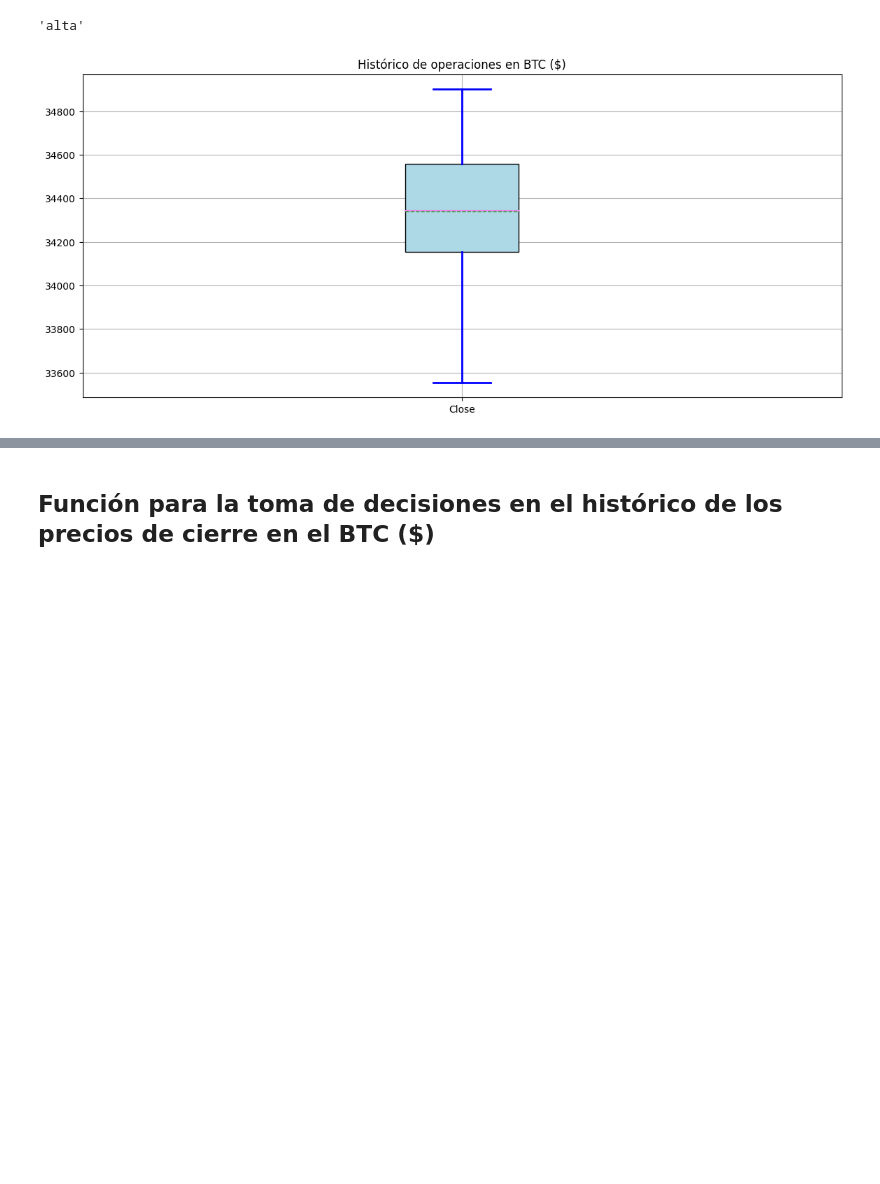
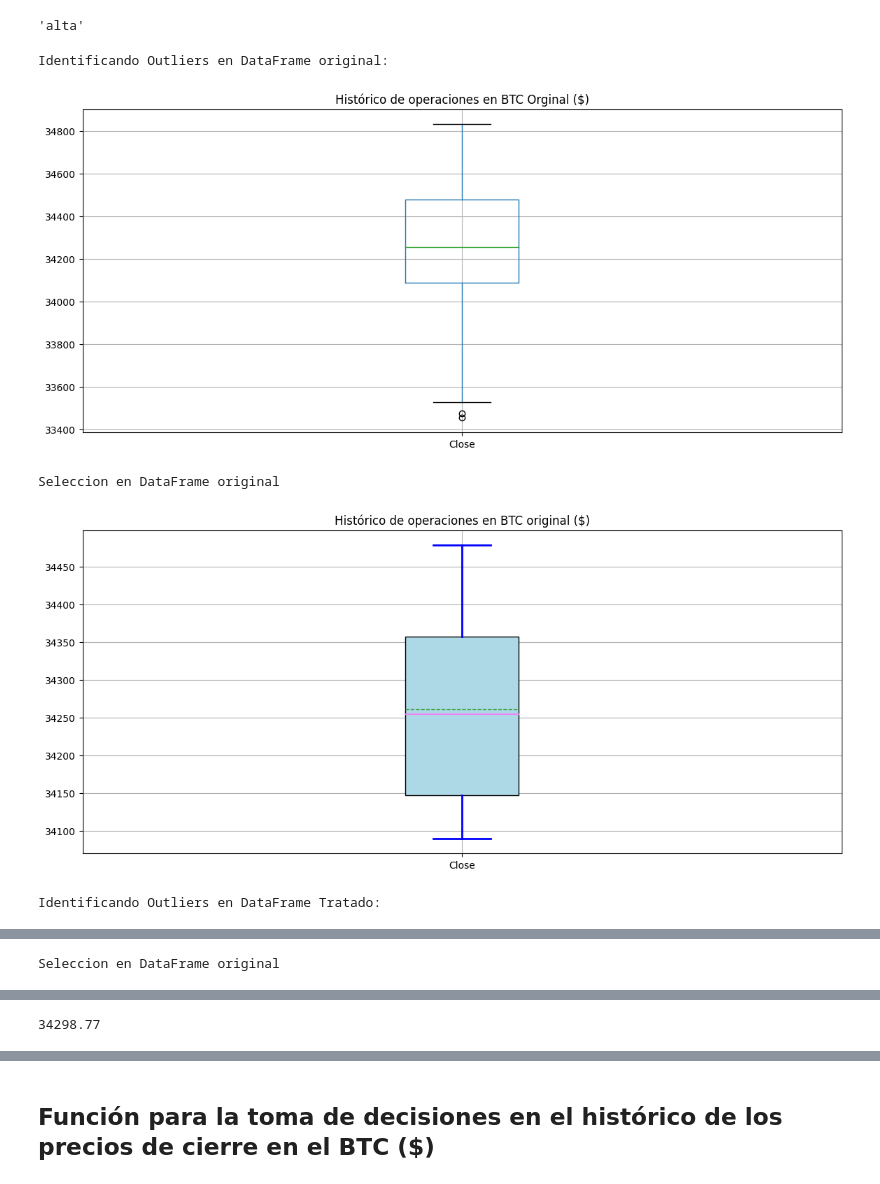
Before and after one commit to Alejarp78/Robot_Trading_Basico, a Jupyter notebook: Robot_Trading_Final_JARP.ipynb, the cells around one changed output, grey strips where cells are left out. Drawn from its saved outputs; the diff is of its cells as text; code cells hidden in the pictures; blank space fills up the shorter version.

```diff
--- a/Robot_Trading_Final_JARP.ipynb
+++ b/Robot_Trading_Final_JARP.ipynb
@@ -164,4 +240,8 @@ def limpieza_datos():
 # %%
-media_bitcoin = limpieza_datos()
+media_bitcoin, mediana_tratada = limpieza_datos()
 # %% [output]
+Identificando Outliers en DataFrame original:
-[figure, old version]
+[figure, new version]
+Seleccion en DataFrame original
+[figure, added]
+Identificando Outliers en DataFrame Tratado:
@@ -167,0 +249 @@ media_bitcoin = limpieza_datos()
+Seleccion en DataFrame original
@@ -168,3 +251,7 @@ media_bitcoin = limpieza_datos()
+# %%
+mediana_tratada
+# %% [output]
+34298.77
 # %%
 media_bitcoin
 # %% [output]
```
Also changed, not shown: parts of 11 cells of this notebook, 31 other files.
